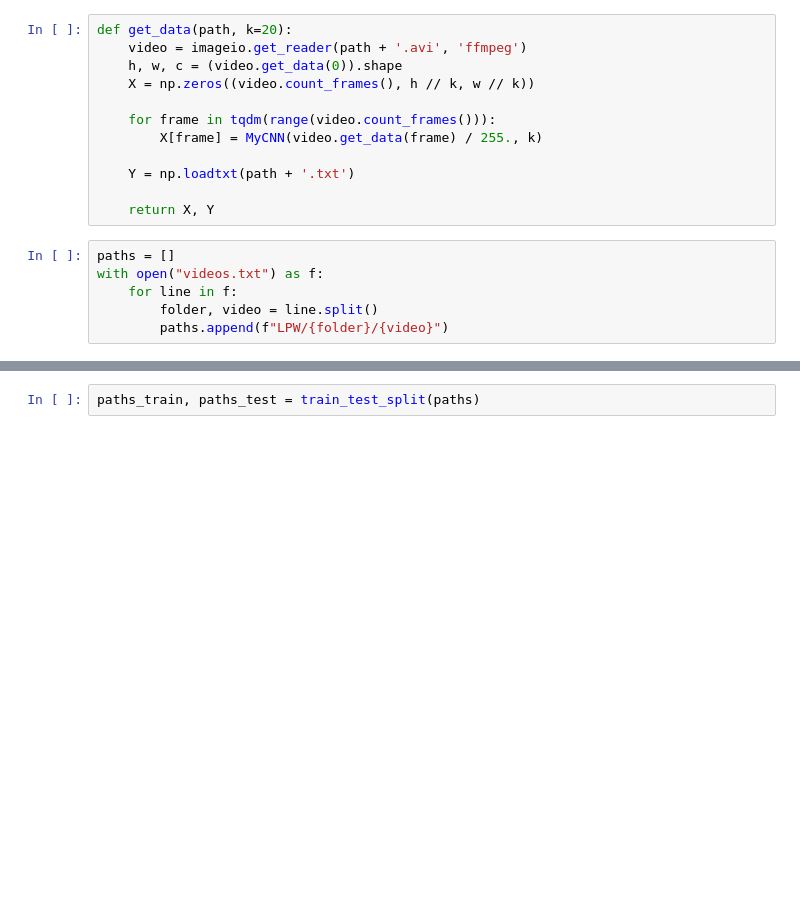
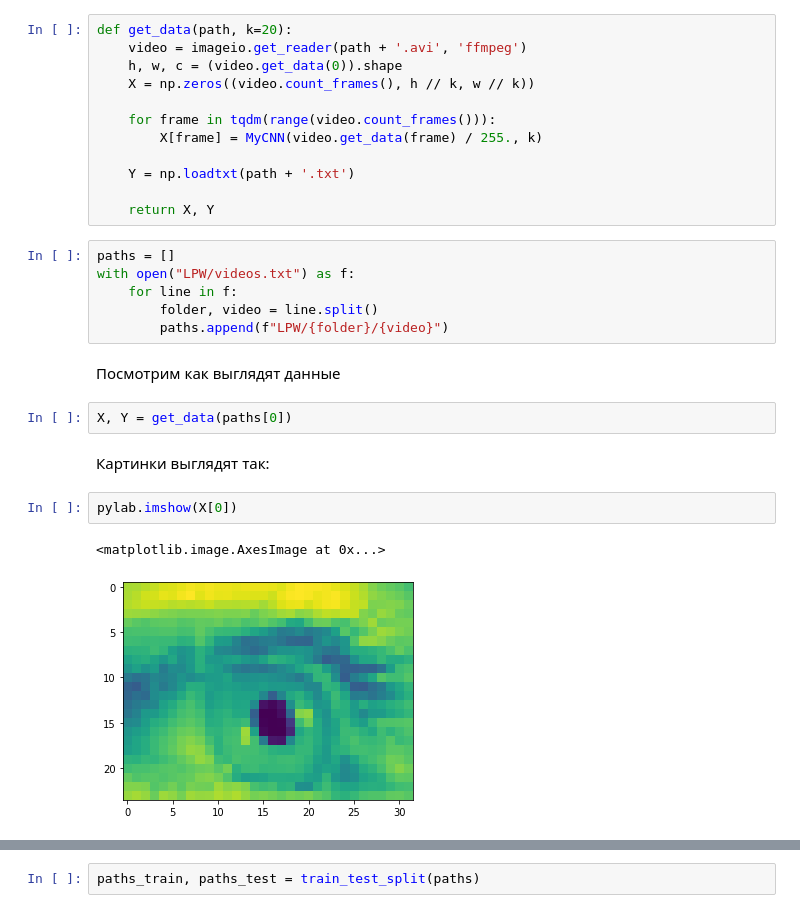
Before and after one commit to artem062/ForecastingMethods, a Jupyter notebook: Experiment.ipynb, the cells around one changed output, grey strips where cells are left out. Drawn from its saved outputs; the diff is of its cells as text; blank space fills up the shorter version.

```diff
--- a/Experiment.ipynb
+++ b/Experiment.ipynb
@@ -30,7 +31,18 @@ def get_data(path, k=20):
     return X, Y
 # %%
 paths = []
-with open("videos.txt") as f:
+with open("LPW/videos.txt") as f:
     for line in f:
         folder, video = line.split()
         paths.append(f"LPW/{folder}/{video}")
+# %% [markdown]
+Посмотрим как выглядят данные
+# %%
+X, Y = get_data(paths[0])
+# %% [markdown]
+Картинки выглядят так:
+# %%
+pylab.imshow(X[0])
+# %% [output]
+<matplotlib.image.AxesImage at 0x...>
+[figure, added]
```
Also changed, not shown: parts of 8 cells of this notebook, 12 other files.
